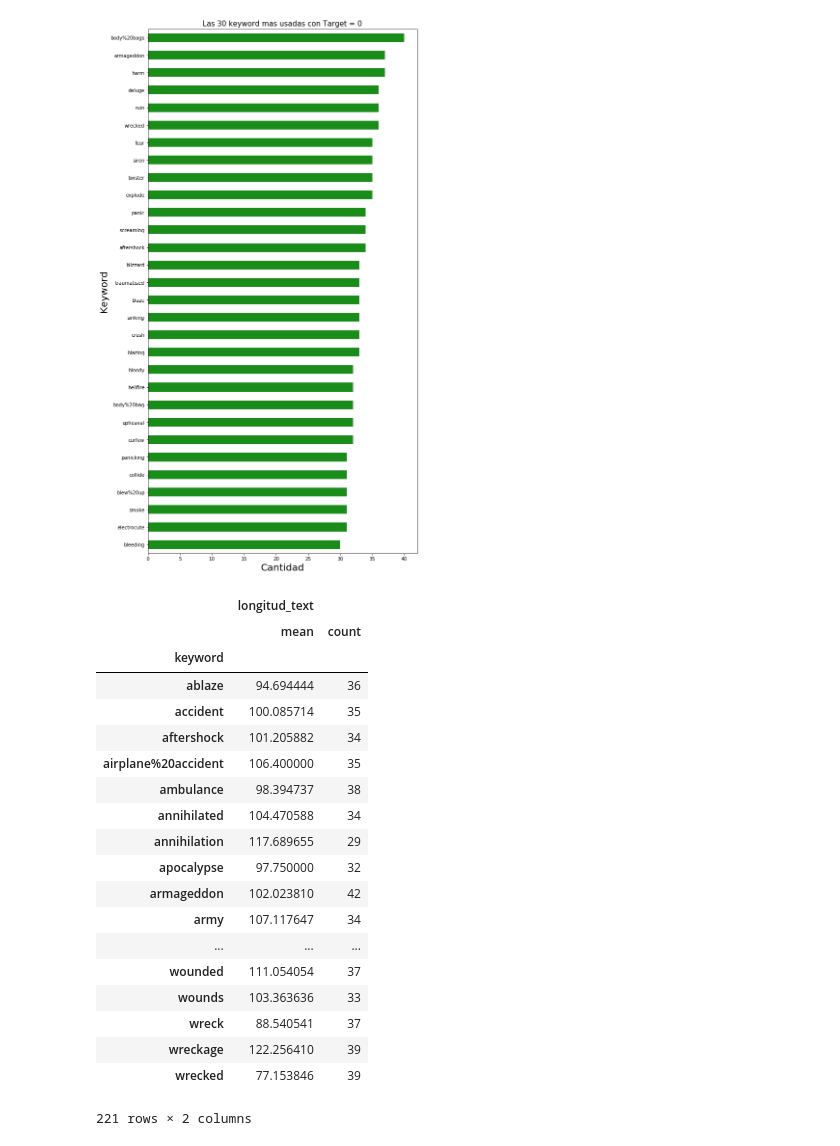
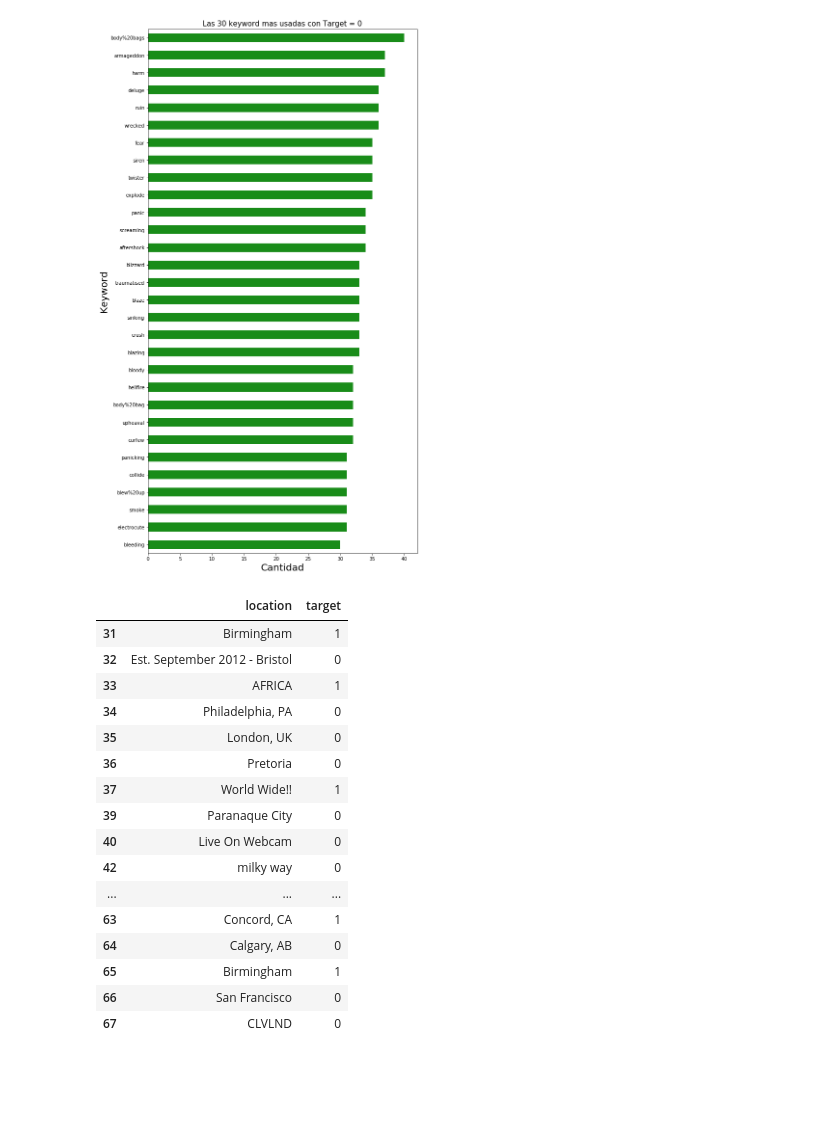
Before and after one commit to gastonfiuba/TP1Orga, a Jupyter notebook: TP1_Orga_De_Datos/AnalisisTP.ipynb, the cells around one changed output. Drawn from its saved outputs; the diff is of its cells as text; code cells hidden in the pictures; blank space fills up the shorter version.

```diff
--- a/TP1_Orga_De_Datos/AnalisisTP.ipynb
+++ b/TP1_Orga_De_Datos/AnalisisTP.ipynb
@@ -160,30 +160,26 @@ plt.ylabel('Keyword',size=20)
 # %% [output]
 Text(0, 0.5, 'Keyword')
 [figure]
-# %%
-# long máxima, mínima, promedio,
-
-keyword_grouped = entrenamiento_df.loc[:,['keyword','longitud_text']].groupby('keyword')\
-                    .agg(['mean','count'])
-keyword_grouped
-# %% [output]
-|  | longitud_text |  |
-|  | mean | count |
-| keyword |  |  |
-| ablaze | 94.694444 | 36 |
-| accident | 100.085714 | 35 |
-| aftershock | 101.205882 | 34 |
-| airplane%20accident | 106.400000 | 35 |
-| ambulance | 98.394737 | 38 |
-| annihilated | 104.470588 | 34 |
-| annihilation | 117.689655 | 29 |
-| apocalypse | 97.750000 | 32 |
-| armageddon | 102.023810 | 42 |
-| army | 107.117647 | 34 |
-| ... | ... | ... |
-| wounded | 111.054054 | 37 |
-| wounds | 103.363636 | 33 |
-| wreck | 88.540541 | 37 |
-| wreckage | 122.256410 | 39 |
-| wrecked | 77.153846 | 39 |
-221 rows × 2 columns
+# %%
+#quito los 'NaN' en las columnas 'location','target'
+location_target = pd.DataFrame(entrenamiento_df,columns=['location','target'])
+location_target =location_target.dropna()
+location_target.head(30)
+# %% [output]
+|  | location | target |
+| 31 | Birmingham | 1 |
+| 32 | Est. September 2012 - Bristol | 0 |
+| 33 | AFRICA | 1 |
+| 34 | Philadelphia, PA | 0 |
+| 35 | London, UK | 0 |
+| 36 | Pretoria | 0 |
+| 37 | World Wide!! | 1 |
+| 39 | Paranaque City | 0 |
+| 40 | Live On Webcam | 0 |
+| 42 | milky way | 0 |
+| ... | ... | ... |
+| 63 | Concord, CA | 1 |
+| 64 | Calgary, AB | 0 |
+| 65 | Birmingham | 1 |
+| 66 | San Francisco | 0 |
+| 67 | CLVLND | 0 |
```
Also changed, not shown: parts of 1 cell of this notebook.
